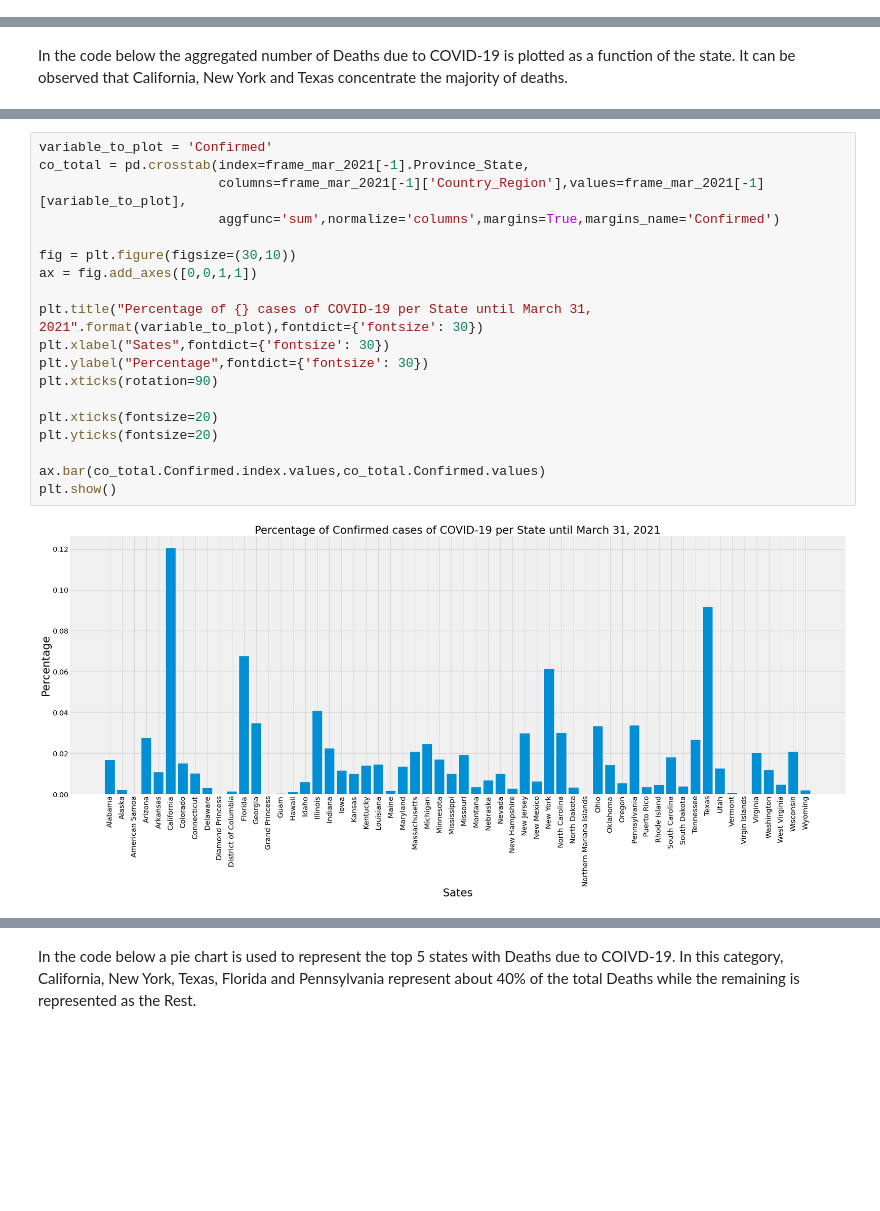
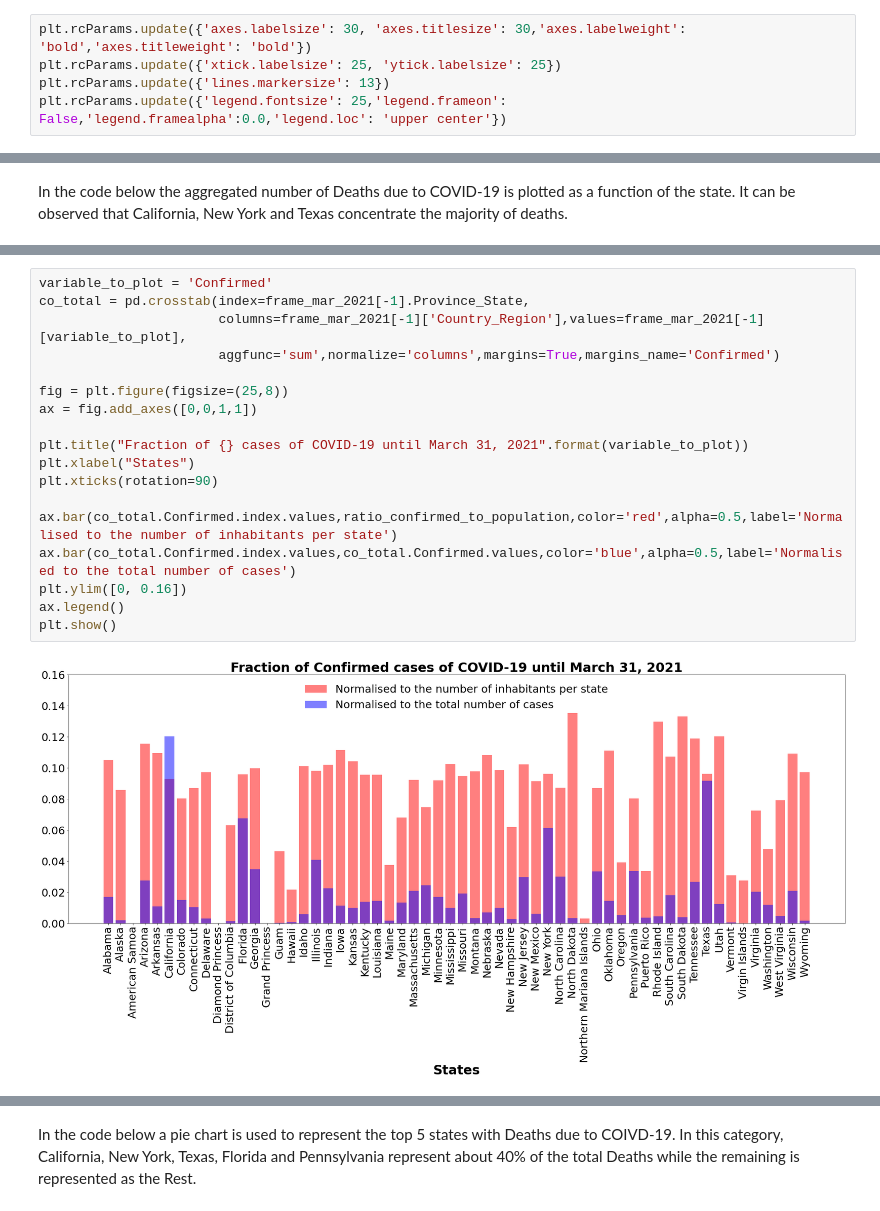
Before and after one commit to teokem/project-work-2021-omvazque, a Jupyter notebook: test.ipynb, the cells around one changed output, grey strips where cells are left out. Cells and saved outputs as stored; diff of their text form; blank space fills up the shorter version.

```diff
--- a/test.ipynb
+++ b/test.ipynb
@@ -17,5 +15,10 @@ from glob import glob
 import matplotlib.pyplot as plt
 %matplotlib inline
+# %%
+plt.rcParams.update({'axes.labelsize': 30, 'axes.titlesize': 30,'axes.labelweight': 'bold','axes.titleweight': 'bold'})
+plt.rcParams.update({'xtick.labelsize': 25, 'ytick.labelsize': 25})
+plt.rcParams.update({'lines.markersize': 13})
+plt.rcParams.update({'legend.fontsize': 25,'legend.frameon': False,'legend.framealpha':0.0,'legend.loc': 'upper center'})
 # %% [markdown]
 One efficient tool to mage large amount of data is the **pandas** library. The code below declares lists associated to different months (`frame_apr_2020, frame_may_2020, etc.`). The `pd.read_csv()` function can be used to read and store data frames into the previously defined lists.
 # %%
@@ -200,21 +209,20 @@ In the code below the `pd.crosstab` function is used to normalize the data and t
 # %%
 variable_to_plot = 'Confirmed'
 co_total = pd.crosstab(index=frame_mar_2021[-1].Province_State,
                        columns=frame_mar_2021[-1]['Country_Region'],values=frame_mar_2021[-1][variable_to_plot],
                        aggfunc='sum',normalize='columns',margins=True,margins_name='Confirmed')
 
-fig = plt.figure(figsize=(30,10))
+fig = plt.figure(figsize=(25,8))
 ax = fig.add_axes([0,0,1,1])
 
-plt.title("Percentage of {} cases of COVID-19 per State until March 31, 2021".format(variable_to_plot),fontdict={'fontsize': 30})
-plt.xlabel("Sates",fontdict={'fontsize': 30})
-plt.ylabel("Percentage",fontdict={'fontsize': 30})
+plt.title("Fraction of {} cases of COVID-19 until March 31, 2021".format(variable_to_plot))
+plt.xlabel("States")
 plt.xticks(rotation=90)
 
-plt.xticks(fontsize=20)
-plt.yticks(fontsize=20)
-
-ax.bar(co_total.Confirmed.index.values,co_total.Confirmed.values)
+ax.bar(co_total.Confirmed.index.values,ratio_confirmed_to_population,color='red',alpha=0.5,label='Normalised to the number of inhabitants per state')
+ax.bar(co_total.Confirmed.index.values,co_total.Confirmed.values,color='blue',alpha=0.5,label='Normalised to the total number of cases')
+plt.ylim([0, 0.16])
+ax.legend()
 plt.show()
 # %% [output]
-[figure, old version]
+[figure, new version]
```
Also changed, not shown: parts of 19 cells of this notebook.
